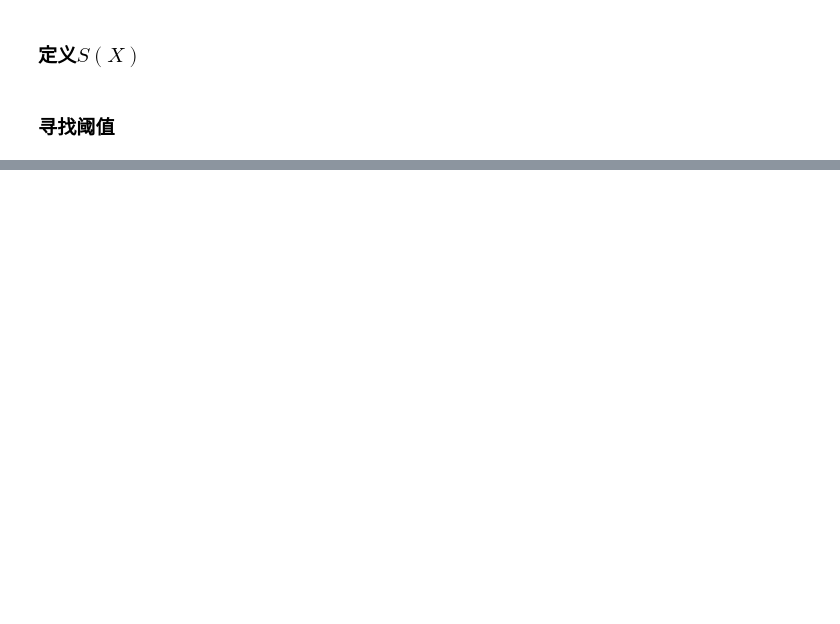
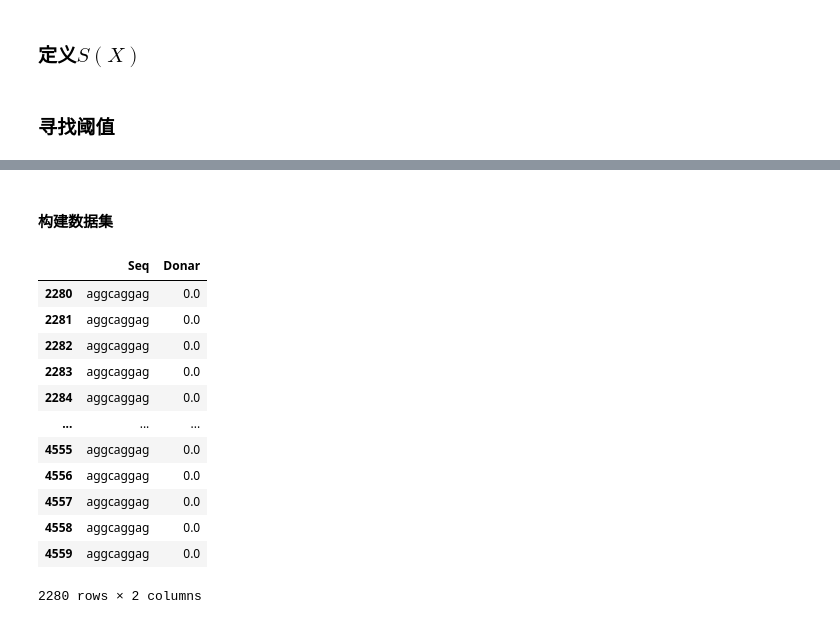
Before and after one commit to LudensZhang/bioinformatic_data_mining, a Jupyter notebook: WAM_for_function_finding.ipynb, the cells around one changed output, grey strips where cells are left out. Drawn from its saved outputs; the diff is of its cells as text; code cells hidden in the pictures; blank space fills up the shorter version.

```diff
--- a/WAM_for_function_finding.ipynb
+++ b/WAM_for_function_finding.ipynb
@@ -28,7 +30,7 @@ import matplotlib.pyplot as plt
 train_path = 'dataset/TrainingSet'
 test_path = 'dataset/TestingSet'
 train_files = os.listdir(train_path)
-test_file = os.listdir(test_path)
+test_files = os.listdir(test_path)
 # %% [markdown]
 ## WAM
 # %% [markdown]
@@ -210,0 +283,26 @@ array([ True,  True,  True, ...,  True,  True,  True])
+# %% [markdown]
+#### 构建数据集
+# %%
+test_site_df = pd.DataFrame(list(zip(test_site_seqs, np.ones(len(test_site_seqs)))),    # 位点
+                            columns = ['Seq', 'Donar'])
+
+test_normal_df = pd.DataFrame(list(zip(test_normal_seqs, np.zeros(len(test_normal_seqs)))),    # 非位点
+                              columns = ['Seq', 'Donar'])
+
+test_df = pd.concat([test_site_df, test_normal_df]).reset_index(drop = True)
+test_df.head()
+test_df[test_df['Donar'] == 0]
+# %% [output]
+|  | Seq | Donar |
+| 2280 | aggcaggag | 0.0 |
+| 2281 | aggcaggag | 0.0 |
+| 2282 | aggcaggag | 0.0 |
+| 2283 | aggcaggag | 0.0 |
+| 2284 | aggcaggag | 0.0 |
+| ... | ... | ... |
+| 4555 | aggcaggag | 0.0 |
+| 4556 | aggcaggag | 0.0 |
+| 4557 | aggcaggag | 0.0 |
+| 4558 | aggcaggag | 0.0 |
+| 4559 | aggcaggag | 0.0 |
+2280 rows × 2 columns
```
Also changed, not shown: parts of 23 cells of this notebook.
